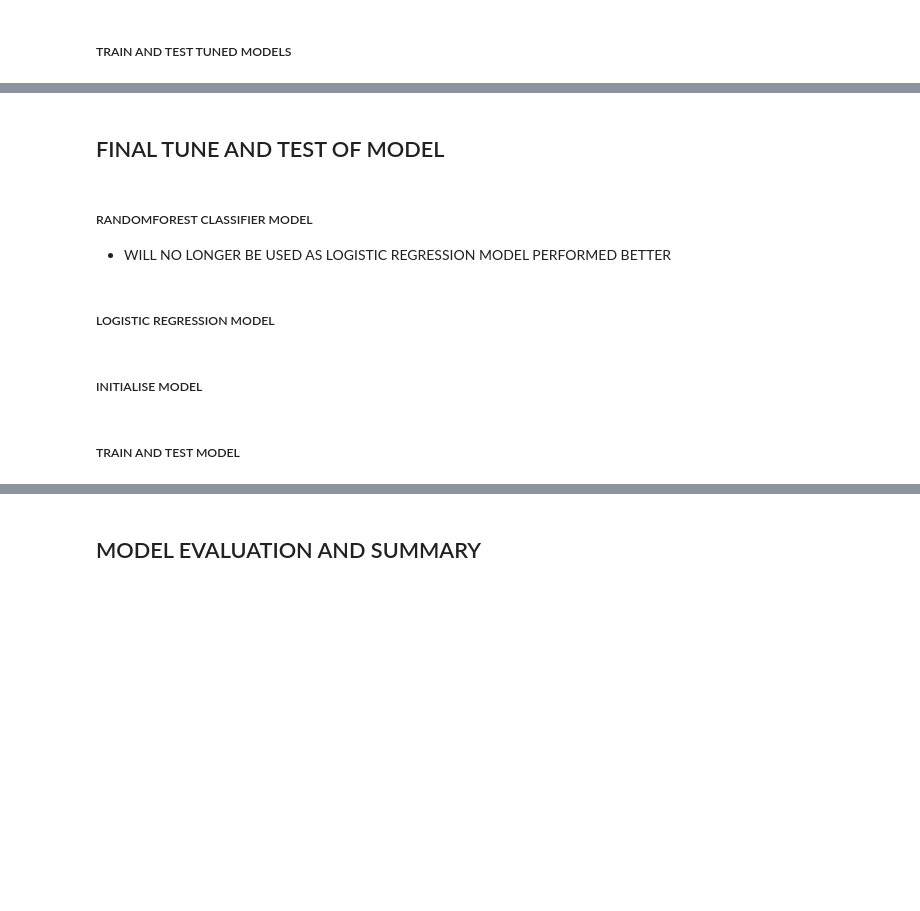
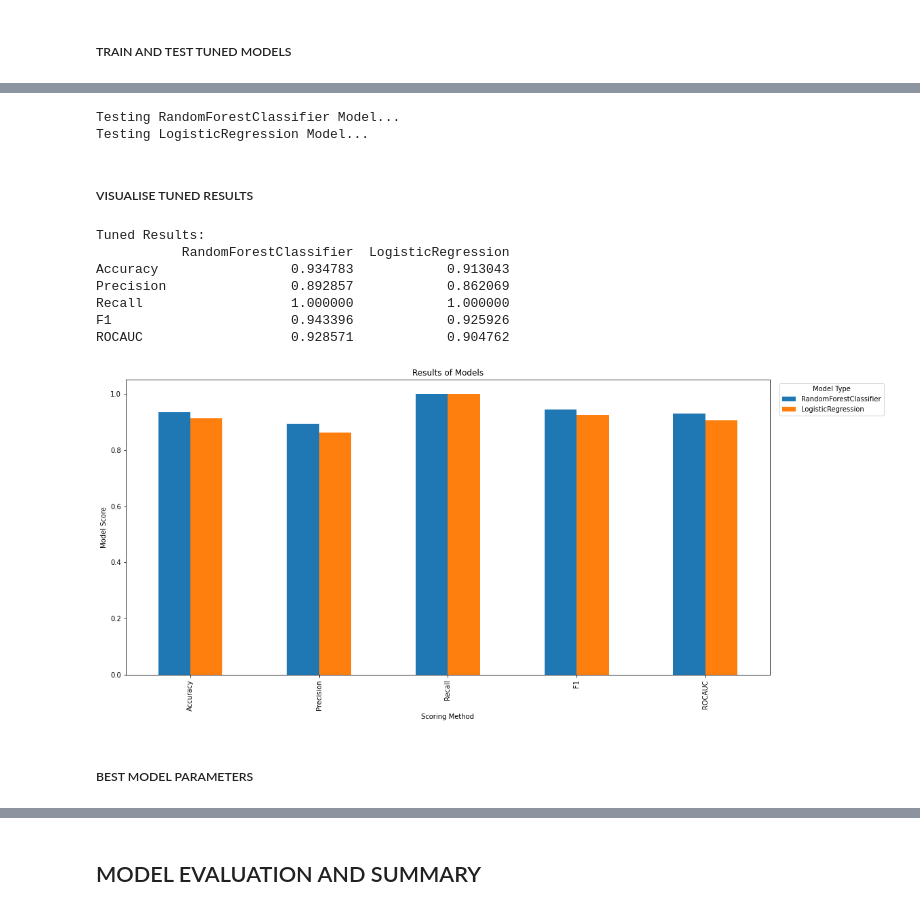
Before and after one commit to jaredpek/Heart-Disease-Classification-Model, a Jupyter notebook: HeartDiseaseModel.ipynb, the cells around one changed output, grey strips where cells are left out. Drawn from its saved outputs; the diff is of its cells as text; code cells hidden in the pictures; blank space fills up the shorter version.

```diff
--- a/HeartDiseaseModel.ipynb
+++ b/HeartDiseaseModel.ipynb
@@ -179,12 +203,11 @@ rs_randForest = RandomizedSearchCV(estimator=initial_models['RandomForestClassif
 # %% [markdown]
 ##### LOGISTIC REGRESSION MODEL
 # %%
-rs_logReg_grid = {'C': [0.001, 0.005, 0.01, 0.05, 0.1, 0.5, 1, 5, 10, 50, 100, 500, 1000],
-                  'max_iter': [n for n in range(50, 5000, 100)]}
-rs_logReg = RandomizedSearchCV(estimator=initial_models['LogisticRegression'],
-                               param_distributions=rs_logReg_grid,
-                               n_iter=10,
-                               cv=5,
-                               verbose=3,
-                               random_state=randomseed,
-                               n_jobs=-1)
+gs_logReg_grid = {"C": [0.1, 0.3, 0.5],
+                  "max_iter": [i for i in range(45, 50)]}
+gs_logReg = GridSearchCV(estimator=initial_models["LogisticRegression"],
+                         param_grid=gs_logReg_grid,
+                         cv=5,
+                         verbose=1,
+                         n_jobs=-1)
+gs_logReg.fit(X_train, y_train)
@@ -194,7 +223,7 @@ rs_logReg = RandomizedSearchCV(estimator=initial_models['LogisticRegression'],
 # %% [markdown]
 ##### INITIALISE TUNED MODELS
 # %%
-tuned_models = {'RandomForestClassifier': rs_randForest,
-                'LogisticRegression': rs_logReg}
+tuned_models = {"RandomForestClassifier": gs_randForest,
+                "LogisticRegression": gs_logReg}
 # %% [markdown]
 ##### TRAIN AND TEST TUNED MODELS
@@ -245,7 +230,22 @@ C                          1
-# %% [markdown]
-## FINAL TUNE AND TEST OF MODEL
-# %% [markdown]
-##### RANDOMFOREST CLASSIFIER MODEL
-- WILL NO LONGER BE USED AS LOGISTIC REGRESSION MODEL PERFORMED BETTER
+# %%
+tuned_results = evaluate_results(tuned_models, X_valid, y_valid)
+tuned_results_DF = pd.DataFrame(tuned_results, index=["Accuracy", "Precision", "Recall", "F1", "ROCAUC"])
+# %% [output]
+Testing RandomForestClassifier Model...
+Testing LogisticRegression Model...
+# %% [markdown]
+##### VISUALISE TUNED RESULTS
+# %%
+print("Tuned Results:")
+visualise_results(tuned_results_DF)
+# %% [output]
+Tuned Results:
+           RandomForestClassifier  LogisticRegression
+Accuracy                 0.934783            0.913043
+Precision                0.892857            0.862069
+Recall                   1.000000            1.000000
+F1                       0.943396            0.925926
+ROCAUC                   0.928571            0.904762
+[figure, added]
 # %% [markdown]
-##### LOGISTIC REGRESSION MODEL
+##### BEST MODEL PARAMETERS
@@ -261,2 +251,0 @@ gs_logReg = GridSearchCV(estimator=initial_models['LogisticRegression'],
-# %% [markdown]
-##### INITIALISE MODEL
@@ -265,2 +251,0 @@ final_model = {'LogisticRegression': gs_logReg}
-# %% [markdown]
-##### TRAIN AND TEST MODEL
```
Also changed, not shown: parts of 43 cells of this notebook, 3 other files.
